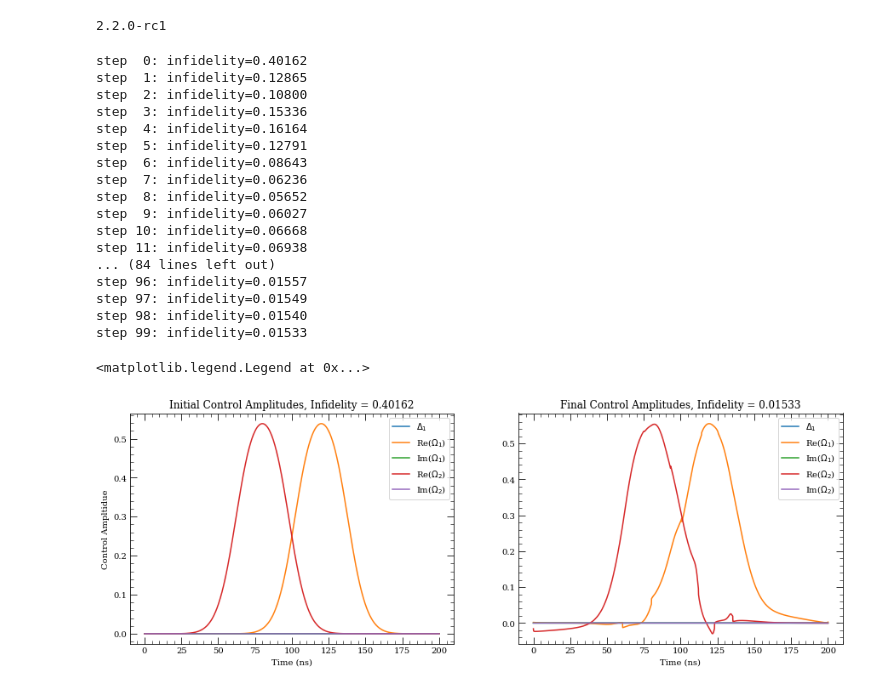
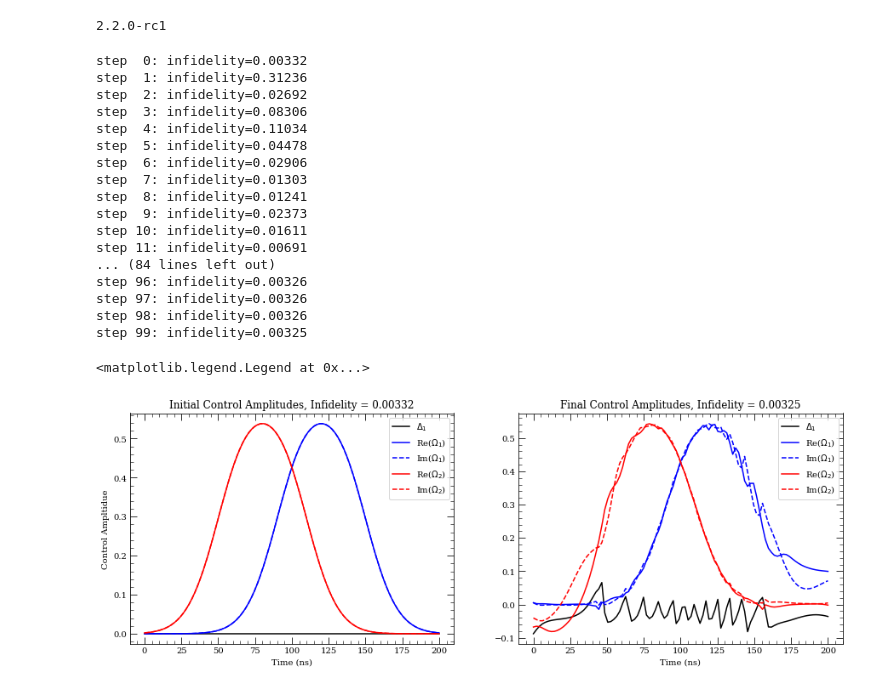
Before and after one commit to IQC-Numerical-Control-Engineering/Test, a Jupyter notebook: TF_GRAPE 3 Level_MESolve.ipynb, the cells around one changed output. Drawn from its saved outputs; the diff is of its cells as text; code cells hidden in the pictures.

```diff
--- a/TF_GRAPE 3 Level_MESolve.ipynb
+++ b/TF_GRAPE 3 Level_MESolve.ipynb
@@ -85,14 +85,14 @@ Gamma_rTot = Gamma_ri + Gamma_rrp + Gamma_rgp #Total decay from Rydberg
 ###Set system parameters:
 Rabi_1 = 2*np.pi * 174 * MHz #Blue Rabi freq.
 Rabi_2 = 2*np.pi * 115 * MHz #Red Rabi freq.
-Delta_1 = 2*np.pi * 0 * MHz #Detuning for 3 lvl system at the i state
+Delta_1 = 2*np.pi * 750 * MHz #Detuning for 3 lvl system at the i state
 
 del_total = 2*np.pi * 0 * MHz #2 photon detuning
 
 ##Set time grid:
 t_0 = 0 #Initial time
 t_f = 200 * ns #Final time
-nt = 2000 #number of time points
+nt = 100 #number of time points
 delta_t = (t_f - t_0)/nt #time difference between steps
 tlist = np.linspace(0, t_f, nt)
 # %%
@@ -261,13 +261,20 @@ ctrl_amplitudes_initial = np.zeros([nt, 5])
 # ctrl_amplitudes_initial = np.random.uniform(-1, 1, [nt, 5])
 
 #Set Rabi frequency initial guesses as Gaussian
-sigma = t_f/10
-tau = sigma * 2
-#For Rabi 1:
-ctrl_amplitudes_initial[:,1] = np.exp(-(tlist - tau/2 - t_f/2)**2/sigma**2)
-#For Rabi 2:
-ctrl_amplitudes_initial[:,3] = np.exp(-(tlist + tau/2 - t_f/2)**2/sigma**2)
-
+# sigma = t_f/10
+# tau = sigma * 2
+sigma = t_f/6
+tau = sigma * 1.2
+#For Rabi 1: Set real and imaginay parts as Gaussian (ctrl amplitudes)
+ctrl_amplitudes_initial[:,1:3] = np.tile(
+    np.exp(-(tlist - tau/2 - t_f/2)**2/sigma**2),
+    (2,1)
+).T
+#For Rabi 2: Set real and imaginay parts as Gaussian (ctrl amplitudes)
+ctrl_amplitudes_initial[:,3:5] = np.tile(
+    np.exp(-(tlist + tau/2 - t_f/2)**2/sigma**2),
+    (2,1)
+).T
 propagator.ctrl_amplitudes.assign(ctrl_amplitudes_initial)
 
 #Find infidelity using propagator
@@ -275,13 +282,14 @@ initial_infidelity = propagator.infidelity()
 
 #Plot initial guess pulses:
 labels = ['$\Delta_1$', 'Re($\Omega_1$)', 'Im($\Omega_1$)', 'Re($\Omega_2$)', 'Im($\Omega_2$)']
+colors = ['k', 'b', 'b--', 'r', 'r--']
 fig, (ax1, ax2) = plt.subplots(1, 2,figsize=(15,5))
 ind = 0
 for amplitdue in tf.transpose(ctrl_amplitudes_initial):
     ##Plotting control amplitudes:
     # ax1.plot(tlist/ns, amplitdue, label = labels[ind])
     ##Plotting actual input functions (tanh(ctrl_amplitudes)):
-    ax1.plot(tlist/ns, 1/np.sqrt(2) * np.tanh(amplitdue), label = labels[ind])
+    ax1.plot(tlist/ns, 1/np.sqrt(2) * np.tanh(amplitdue), colors[ind], label = labels[ind])
     ind += 1
 ax1.set_title('Initial Control Amplitudes, Infidelity = %2.5f' %(initial_infidelity))
 ax1.set_xlabel('Time (ns)')
@@ -292,51 +300,51 @@ ax1.legend()
 optimizer = tf.keras.optimizers.Adam(0.01)
 
 def optimization_step():
     with tf.GradientTape() as tape:
         infidelity = propagator.infidelity()
     gradients = tape.gradient(infidelity, [propagator.ctrl_amplitudes])
     optimizer.apply_gradients(zip(gradients, [propagator.ctrl_amplitudes]))
     return infidelity
 
 steps = range(100)
 for step in steps:
     current_infidelity = optimization_step()
     print('step %2d: infidelity=%2.5f' %
           (step, current_infidelity))
 
 ctrl_amplitudes_final = propagator.ctrl_amplitudes.numpy()
 
 #Plot final results of control amplitudes
 ind = 0
 for amplitdue in tf.transpose(ctrl_amplitudes_final):
     ##Plotting control amplitudes:
     # ax2.plot(tlist/ns, amplitdue, label = labels[ind])
     ##Plotting actual input functions (tanh(ctrl_amplitudes)):
-    ax2.plot(tlist/ns, 1/np.sqrt(2) * np.tanh(amplitdue), label = labels[ind])
+    ax2.plot(tlist/ns, 1/np.sqrt(2) * np.tanh(amplitdue), colors[ind], label = labels[ind])
     ind += 1
 ax2.set_title('Final Control Amplitudes, Infidelity = %2.5f' %(current_infidelity))
 ax2.set_xlabel('Time (ns)')
 ax2.legend()
 # %% [output]
-step  0: infidelity=0.40162
-step  1: infidelity=0.12865
-step  2: infidelity=0.10800
-step  3: infidelity=0.15336
-step  4: infidelity=0.16164
-step  5: infidelity=0.12791
-step  6: infidelity=0.08643
-step  7: infidelity=0.06236
-step  8: infidelity=0.05652
-step  9: infidelity=0.06027
-step 10: infidelity=0.06668
-step 11: infidelity=0.06938
+step  0: infidelity=0.00332
+step  1: infidelity=0.31236
+step  2: infidelity=0.02692
+step  3: infidelity=0.08306
+step  4: infidelity=0.11034
+step  5: infidelity=0.04478
+step  6: infidelity=0.02906
+step  7: infidelity=0.01303
+step  8: infidelity=0.01241
+step  9: infidelity=0.02373
+step 10: infidelity=0.01611
+step 11: infidelity=0.00691
 ... (84 lines left out)
-step 96: infidelity=0.01557
-step 97: infidelity=0.01549
-step 98: infidelity=0.01540
-step 99: infidelity=0.01533
+step 96: infidelity=0.00326
+step 97: infidelity=0.00326
+step 98: infidelity=0.00326
+step 99: infidelity=0.00325
 <matplotlib.legend.Legend at 0x...>
-[figure, old version]
+[figure, new version]
 # %%
 ##Use final optimized pulse in Master Equation to get actual final fidelity:
 def MEsolve_5lvl_t(time, argsME5lvl):
```
Also changed, not shown: parts of 1 cell of this notebook.
